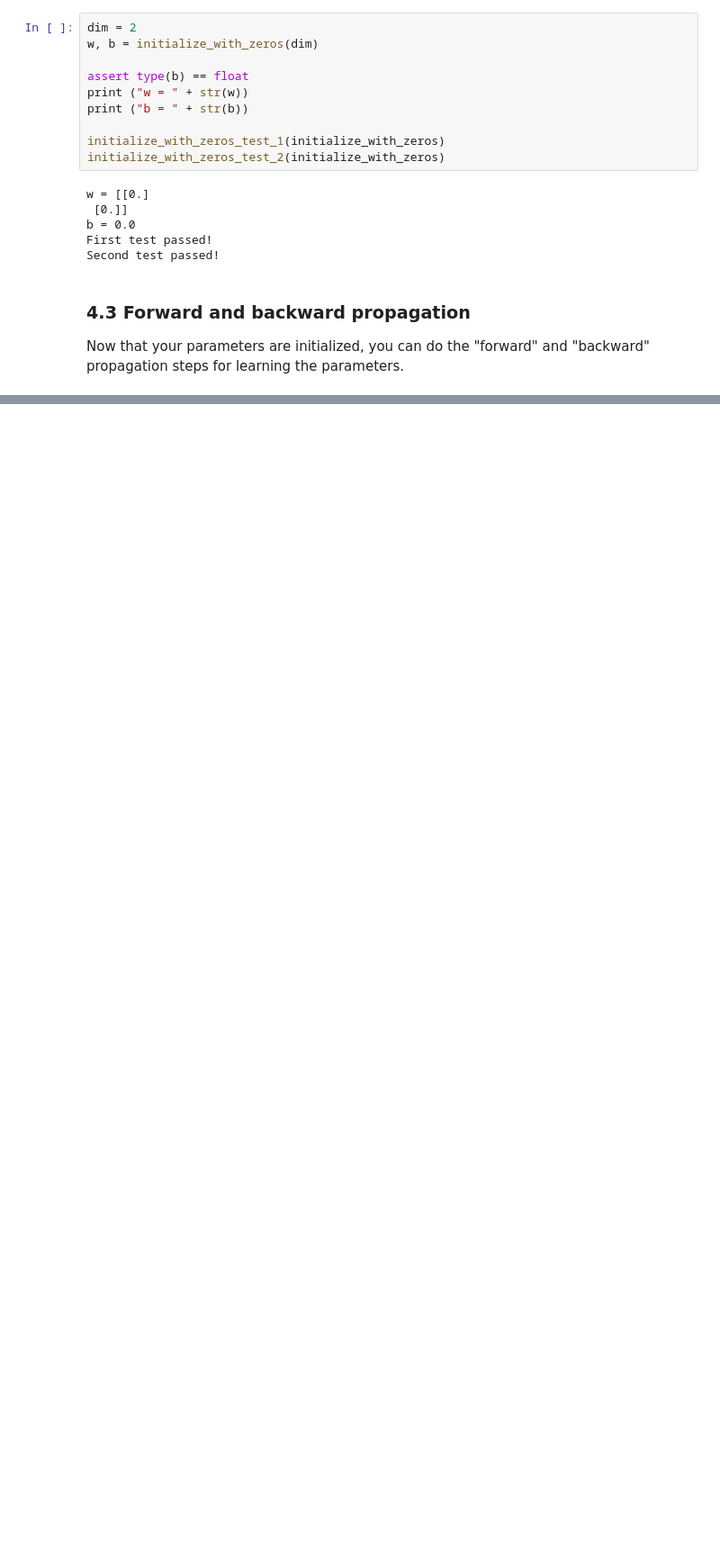
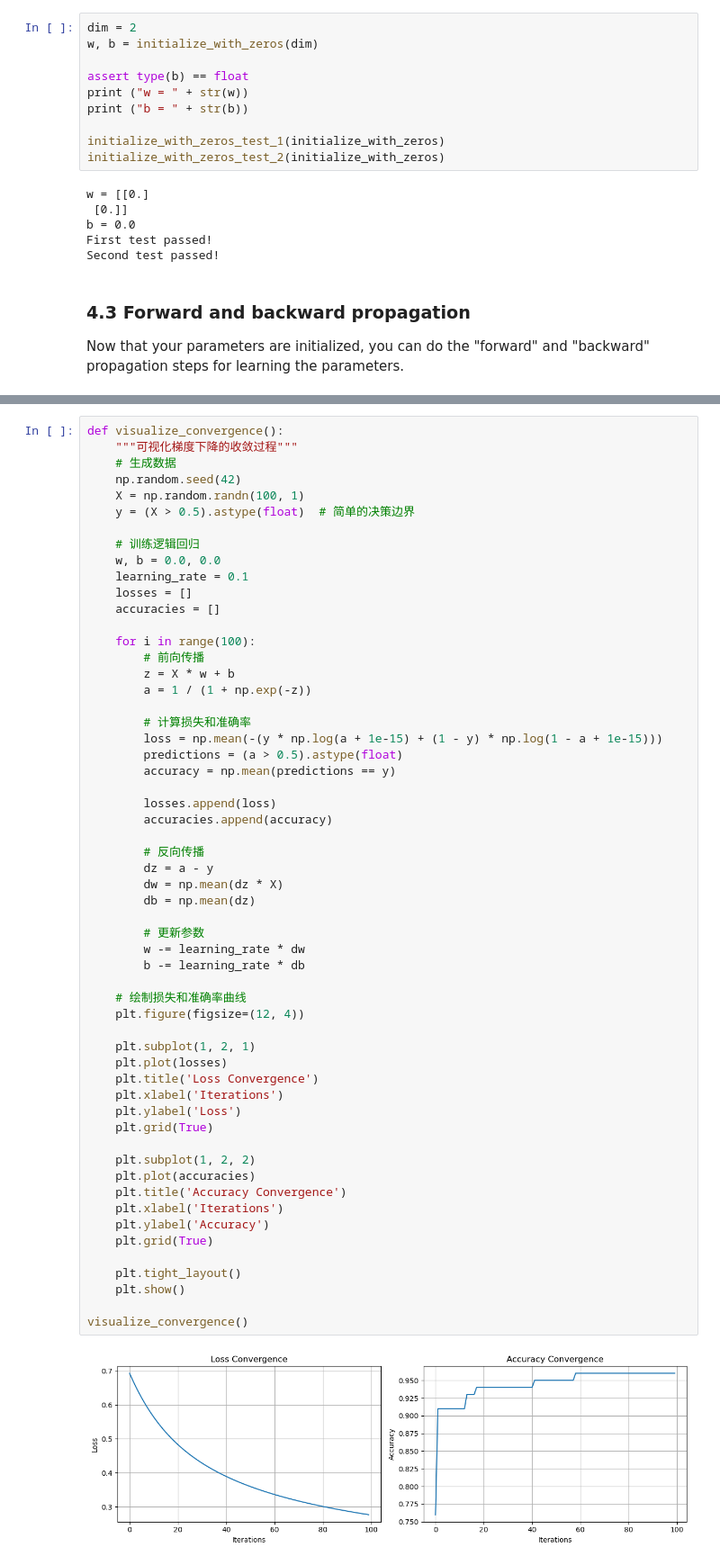
Before and after one commit to Donner886/Deep-learning, a Jupyter notebook: W2A2/Logistic regression and Neutral network_ddma.ipynb, the cells around one changed output, grey strips where cells are left out. Shown at 90% size. Cells and saved outputs as stored; diff of their text form; blank space fills up the shorter version.

```diff
--- a/W2A2/Logistic regression and Neutral network_ddma.ipynb
+++ b/W2A2/Logistic regression and Neutral network_ddma.ipynb
@@ -223,0 +407,59 @@ Implement a function propagate() that computes the cost function and its gradien
+# %%
+def visualize_convergence():
+    """可视化梯度下降的收敛过程"""
+    # 生成数据
+    np.random.seed(42)
+    X = np.random.randn(100, 1)
+    y = (X > 0.5).astype(float)  # 简单的决策边界
+
+    # 训练逻辑回归
+    w, b = 0.0, 0.0
+    learning_rate = 0.1
+    losses = []
+    accuracies = []
+
+    for i in range(100):
+        # 前向传播
+        z = X * w + b
+        a = 1 / (1 + np.exp(-z))
+
+        # 计算损失和准确率
+        loss = np.mean(-(y * np.log(a + 1e-15) + (1 - y) * np.log(1 - a + 1e-15)))
+        predictions = (a > 0.5).astype(float)
+        accuracy = np.mean(predictions == y)
+
+        losses.append(loss)
+        accuracies.append(accuracy)
+
+        # 反向传播
+        dz = a - y
+        dw = np.mean(dz * X)
+        db = np.mean(dz)
+
+        # 更新参数
+        w -= learning_rate * dw
+        b -= learning_rate * db
+
+    # 绘制损失和准确率曲线
+    plt.figure(figsize=(12, 4))
+
+    plt.subplot(1, 2, 1)
+    plt.plot(losses)
+    plt.title('Loss Convergence')
+    plt.xlabel('Iterations')
+    plt.ylabel('Loss')
+    plt.grid(True)
+
+    plt.subplot(1, 2, 2)
+    plt.plot(accuracies)
+    plt.title('Accuracy Convergence')
+    plt.xlabel('Iterations')
+    plt.ylabel('Accuracy')
+    plt.grid(True)
+
+    plt.tight_layout()
+    plt.show()
+
+visualize_convergence()
+# %% [output]
+[figure, added]
```
Also changed, not shown: parts of 6 cells of this notebook, 1 other file.
